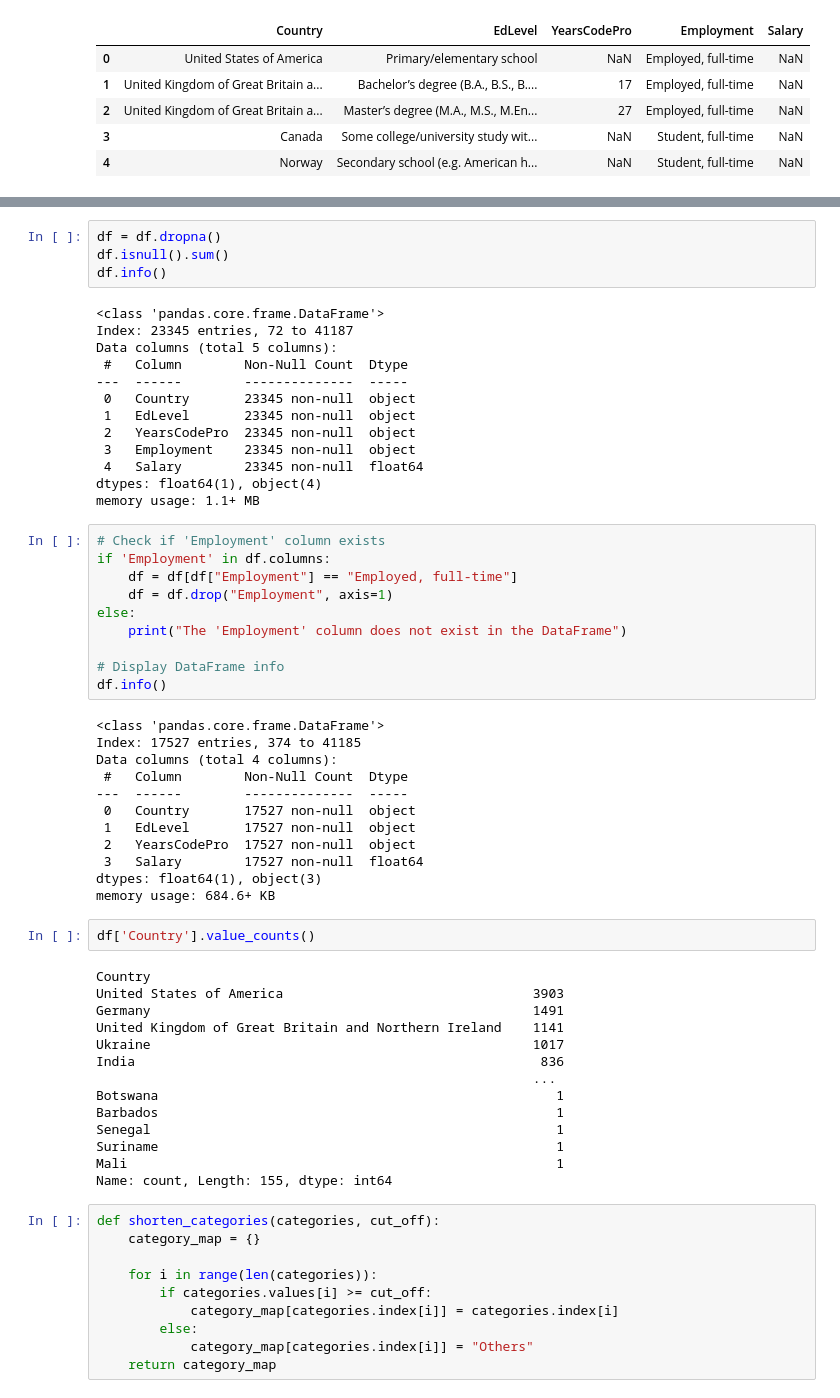
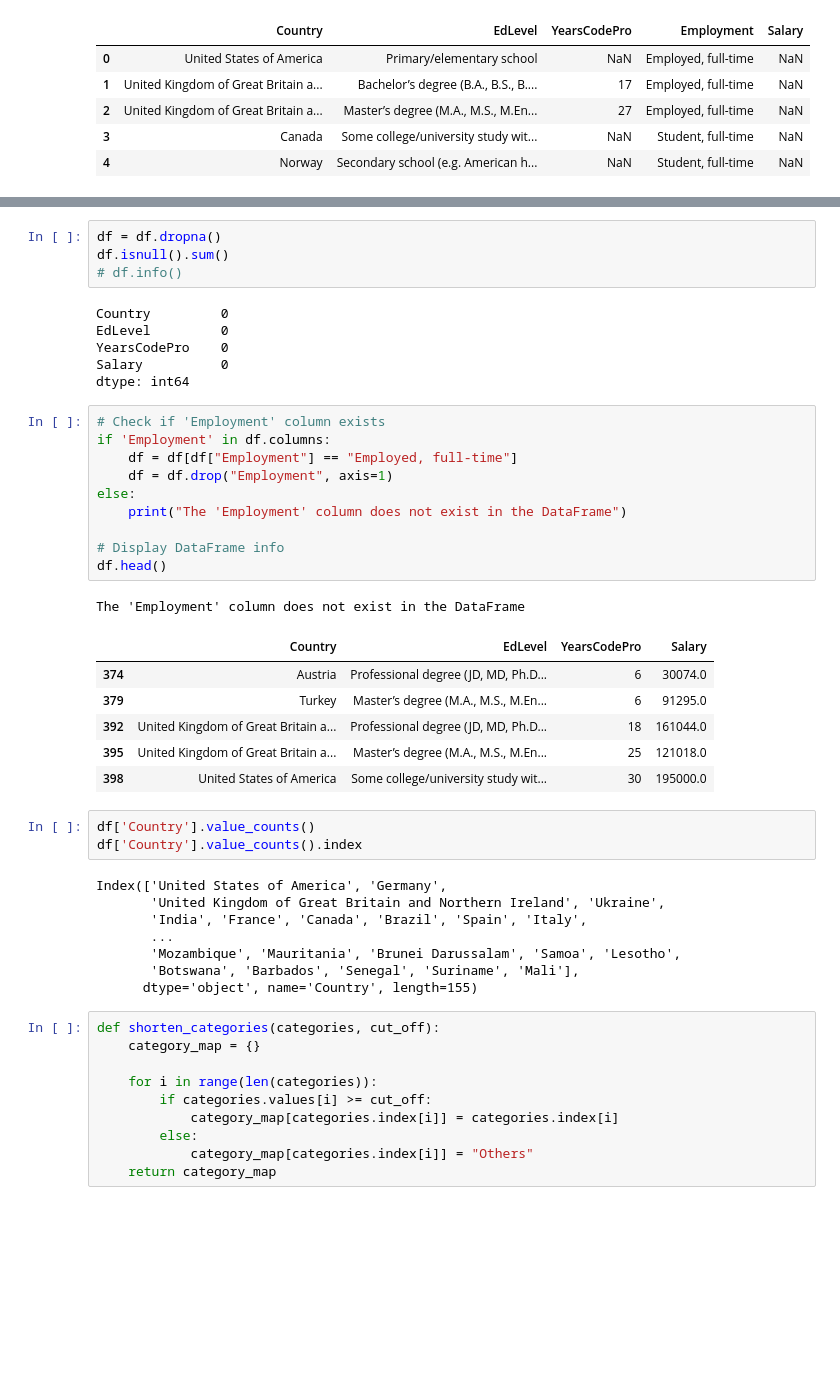
Before and after one commit to Ephrem-shimels21/Salary-Prediction-Web, a Jupyter notebook: salaryPredictor/salaryPrediction.ipynb, the cells around one changed output, grey strips where cells are left out. Drawn from its saved outputs; the diff is of its cells as text; blank space fills up the shorter version.

Commit message:
Clean the data

```diff
--- a/salaryPredictor/salaryPrediction.ipynb
+++ b/salaryPredictor/salaryPrediction.ipynb
@@ -65,58 +56,42 @@ memory usage: 1.1+ MB
 # %%
 df = df.dropna()
 df.isnull().sum()
-df.info()
+# df.info()
 # %% [output]
-<class 'pandas.core.frame.DataFrame'>
-Index: 23345 entries, 72 to 41187
-Data columns (total 5 columns):
- #   Column        Non-Null Count  Dtype
----  ------        --------------  -----
- 0   Country       23345 non-null  object
- 1   EdLevel       23345 non-null  object
- 2   YearsCodePro  23345 non-null  object
- 3   Employment    23345 non-null  object
- 4   Salary        23345 non-null  float64
-dtypes: float64(1), object(4)
-memory usage: 1.1+ MB
+Country         0
+EdLevel         0
+YearsCodePro    0
+Salary          0
+dtype: int64
 # %%
 # Check if 'Employment' column exists
 if 'Employment' in df.columns:
     df = df[df["Employment"] == "Employed, full-time"]
     df = df.drop("Employment", axis=1)
 else:
     print("The 'Employment' column does not exist in the DataFrame")
 
 # Display DataFrame info
-df.info()
+df.head()
 # %% [output]
-<class 'pandas.core.frame.DataFrame'>
-Index: 17527 entries, 374 to 41185
-Data columns (total 4 columns):
- #   Column        Non-Null Count  Dtype
----  ------        --------------  -----
- 0   Country       17527 non-null  object
- 1   EdLevel       17527 non-null  object
- 2   YearsCodePro  17527 non-null  object
- 3   Salary        17527 non-null  float64
-dtypes: float64(1), object(3)
-memory usage: 684.6+ KB
+The 'Employment' column does not exist in the DataFrame
+|  | Country | EdLevel | YearsCodePro | Salary |
+| 374 | Austria | Professional degree (JD, MD, Ph.D... | 6 | 30074.0 |
+| 379 | Turkey | Master’s degree (M.A., M.S., M.En... | 6 | 91295.0 |
+| 392 | United Kingdom of Great Britain a... | Professional degree (JD, MD, Ph.D... | 18 | 161044.0 |
+| 395 | United Kingdom of Great Britain a... | Master’s degree (M.A., M.S., M.En... | 25 | 121018.0 |
+| 398 | United States of America | Some college/university study wit... | 30 | 195000.0 |
 # %%
 df['Country'].value_counts()
+df['Country'].value_counts().index
 # %% [output]
-Country
-United States of America                                3903
-Germany                                                 1491
-United Kingdom of Great Britain and Northern Ireland    1141
-Ukraine                                                 1017
-India                                                    836
-                                                        ...
-Botswana                                                   1
-Barbados                                                   1
-Senegal                                                    1
-Suriname                                                   1
-Mali                                                       1
-Name: count, Length: 155, dtype: int64
+Index(['United States of America', 'Germany',
+       'United Kingdom of Great Britain and Northern Ireland', 'Ukraine',
+       'India', 'France', 'Canada', 'Brazil', 'Spain', 'Italy',
+       ...
+       'Mozambique', 'Mauritania', 'Brunei Darussalam', 'Samoa', 'Lesotho',
+       'Botswana', 'Barbados', 'Senegal', 'Suriname', 'Mali'],
+      dtype='object', name='Country', length=155)
 # %%
 def shorten_categories(categories, cut_off):
     category_map = {}
```
Also changed, not shown: parts of 9 cells of this notebook, 7 other files.
